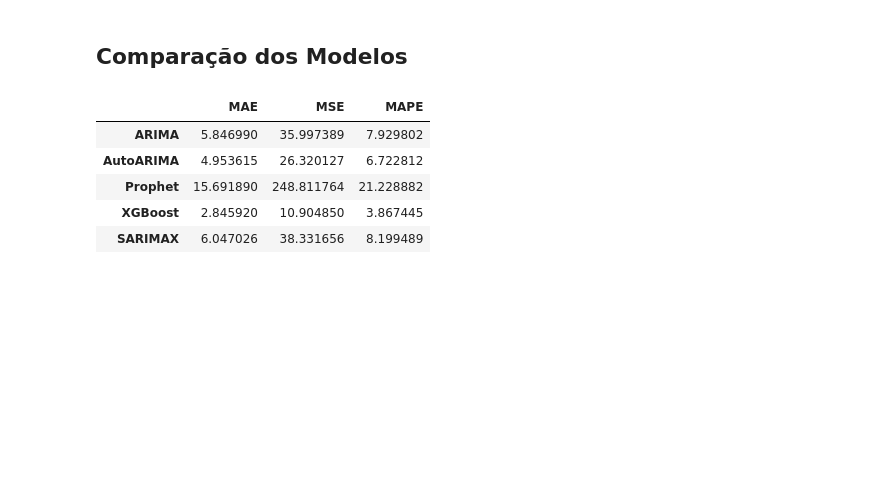
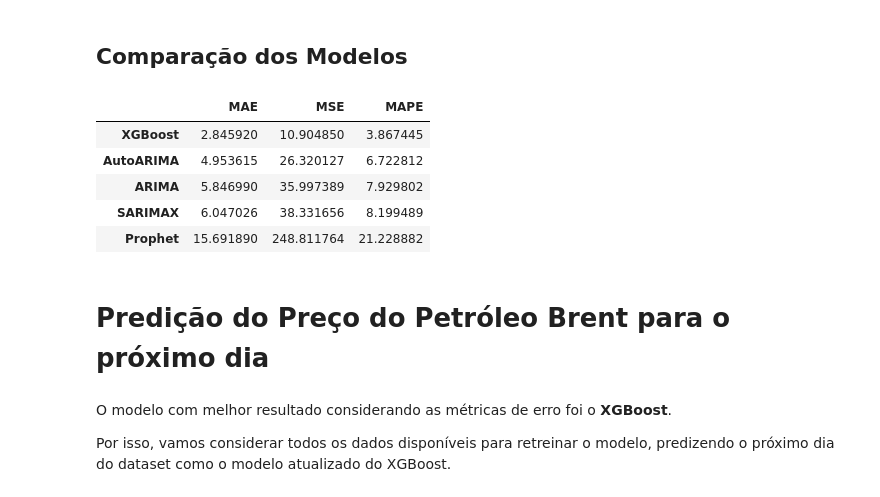
Before and after one commit to alexandreaquiles/postech-fiap-dtat-tech-challenge-fase4, a Jupyter notebook: 5dtat_tech_challenge_fase4_petroleo_brent.ipynb, the cells around one changed output. Saved outputs shown, nothing was run; the diff lists cells and outputs as text; code cells hidden in the pictures; blank space fills up the shorter version.

Commit message:
Previsão próximo dia

```diff
--- a/5dtat_tech_challenge_fase4_petroleo_brent.ipynb
+++ b/5dtat_tech_challenge_fase4_petroleo_brent.ipynb
@@ -948,14 +948,20 @@ MAPE: 8.199489033117754
 # %%
 df_metrics = pd.DataFrame(
     [metrics_arima, metrics_autoarima, metrics_prophet, metrics_xgb, metrics_sarimax],
     columns=['MAE', 'MSE', 'MAPE'],
     index=['ARIMA', 'AutoARIMA', 'Prophet', 'XGBoost', 'SARIMAX'],
-)
+).sort_values(by='MAPE', ascending=True)
 df_metrics
 # %% [output]
 |  | MAE | MSE | MAPE |
+| XGBoost | 2.845920 | 10.904850 | 3.867445 |
+| AutoARIMA | 4.953615 | 26.320127 | 6.722812 |
 | ARIMA | 5.846990 | 35.997389 | 7.929802 |
-| AutoARIMA | 4.953615 | 26.320127 | 6.722812 |
+| SARIMAX | 6.047026 | 38.331656 | 8.199489 |
 | Prophet | 15.691890 | 248.811764 | 21.228882 |
-| XGBoost | 2.845920 | 10.904850 | 3.867445 |
-| SARIMAX | 6.047026 | 38.331656 | 8.199489 |
+# %% [markdown]
+# **Predição do Preço do Petróleo Brent para o próximo dia**
+# %% [markdown]
+O modelo com melhor resultado considerando as métricas de erro foi o **XGBoost**.
+
+Por isso, vamos considerar todos os dados disponíveis para retreinar o modelo, predizendo o próximo dia do dataset como o modelo atualizado do XGBoost.
```
Also changed, not shown: parts of 8 cells of this notebook, 1 other file.
